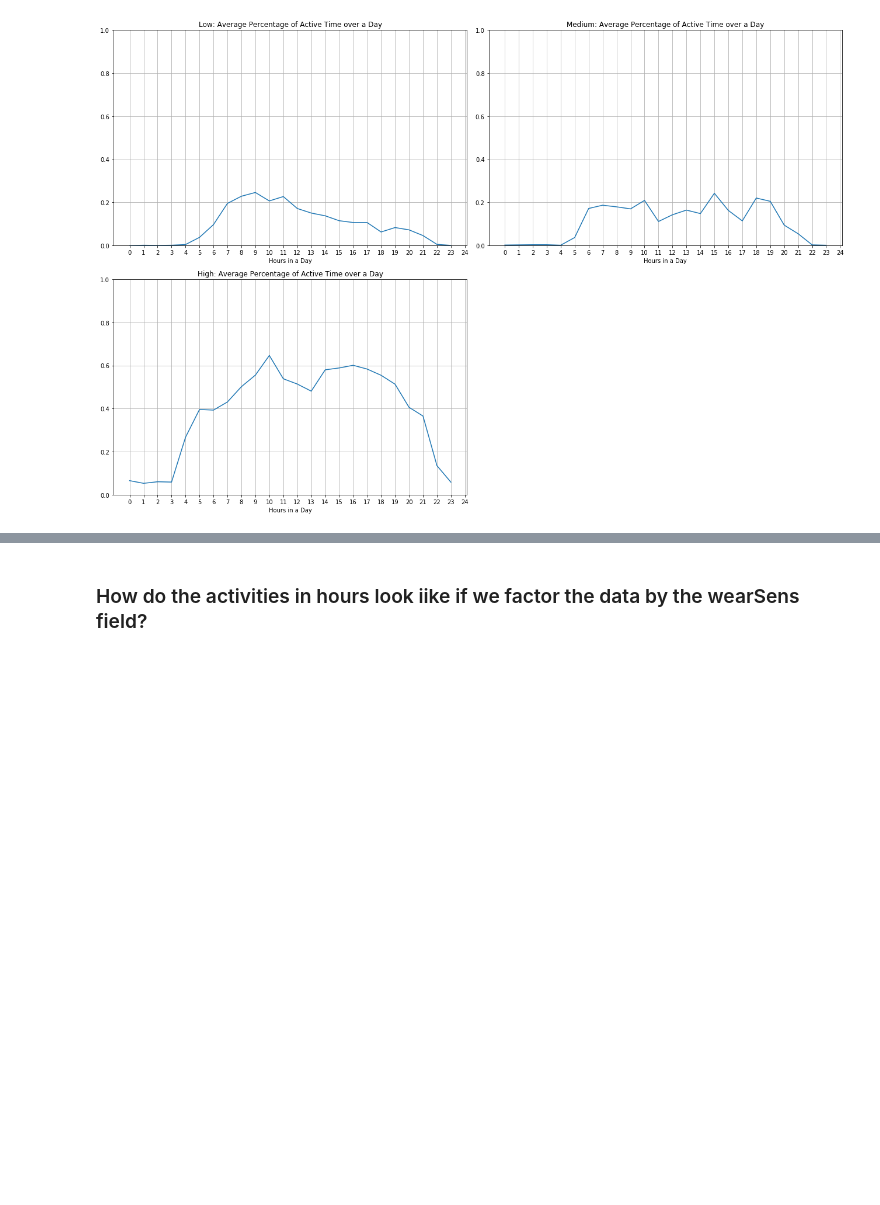
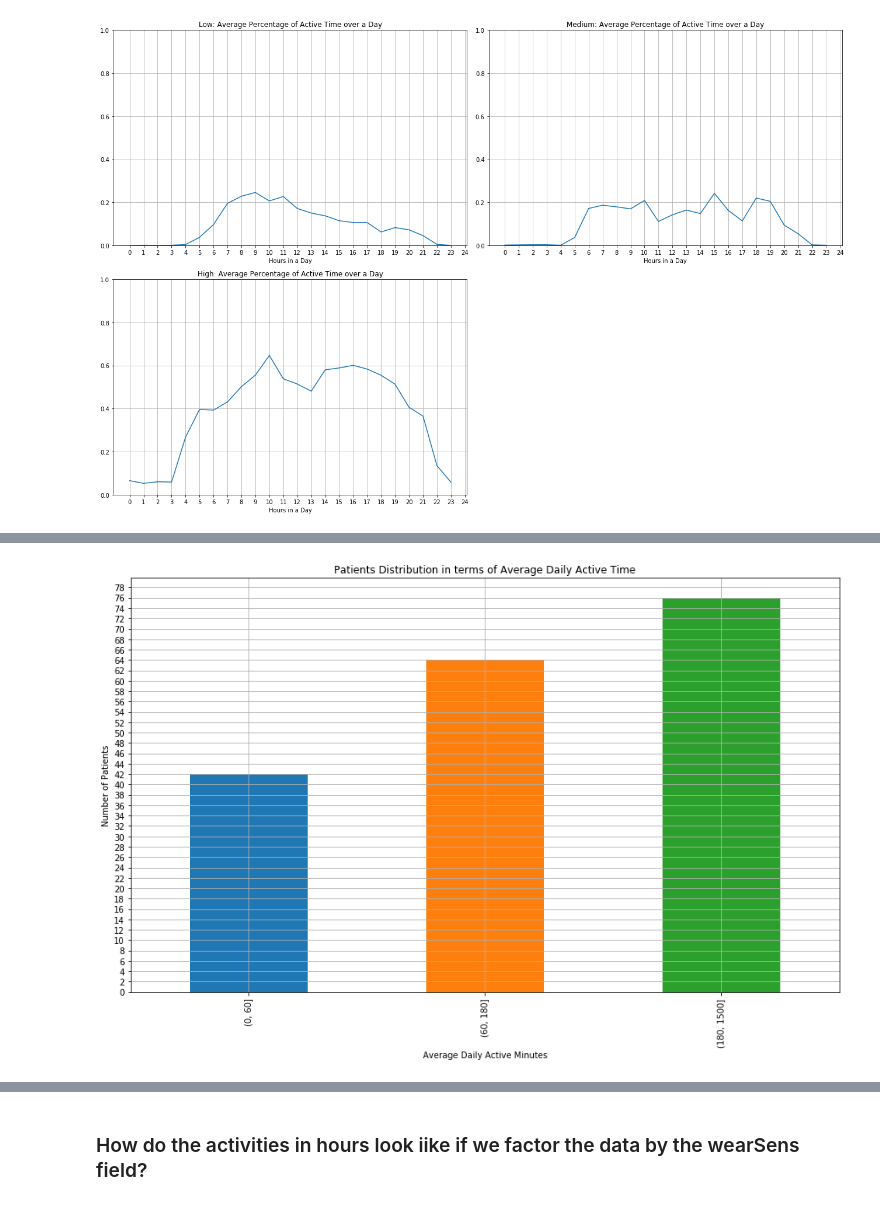
Before and after one commit to dddragons/time-data-viz-test, a Jupyter notebook: patient-low-medium-high-physical-activity-patterns.ipynb, the cells around one changed output, grey strips where cells are left out. Saved outputs shown, nothing was run; the diff lists cells and outputs as text; code cells hidden in the pictures; blank space fills up the shorter version.

```diff
--- a/patient-low-medium-high-physical-activity-patterns.ipynb
+++ b/patient-low-medium-high-physical-activity-patterns.ipynb
@@ -483,0 +574,11 @@ plt.tight_layout()
+# %%
+bins =[0, 60, 180, 1500]
+cuts = pd.cut(active_means, bins).value_counts(sort = False)
+cuts.plot.bar()
+plt.xlabel("Average Daily Active Minutes")
+plt.ylabel("Number of Patients")
+plt.title("Patients Distribution in terms of Average Daily Active Time")
+plt.yticks(np.arange(0, 80, 2))
+plt.grid()
+# %% [output]
+[figure, added]
```
Also changed, not shown: parts of 15 cells of this notebook.
